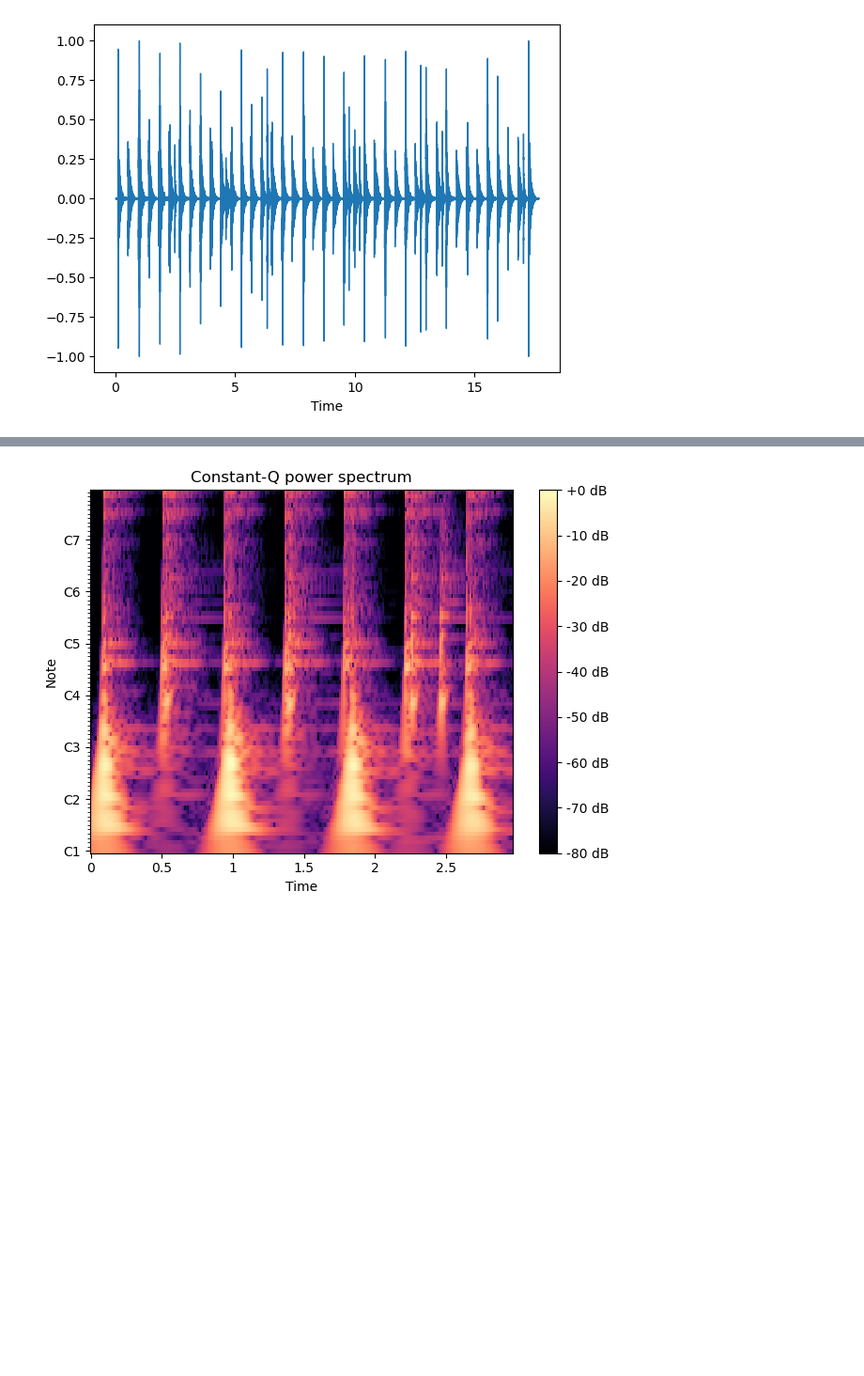
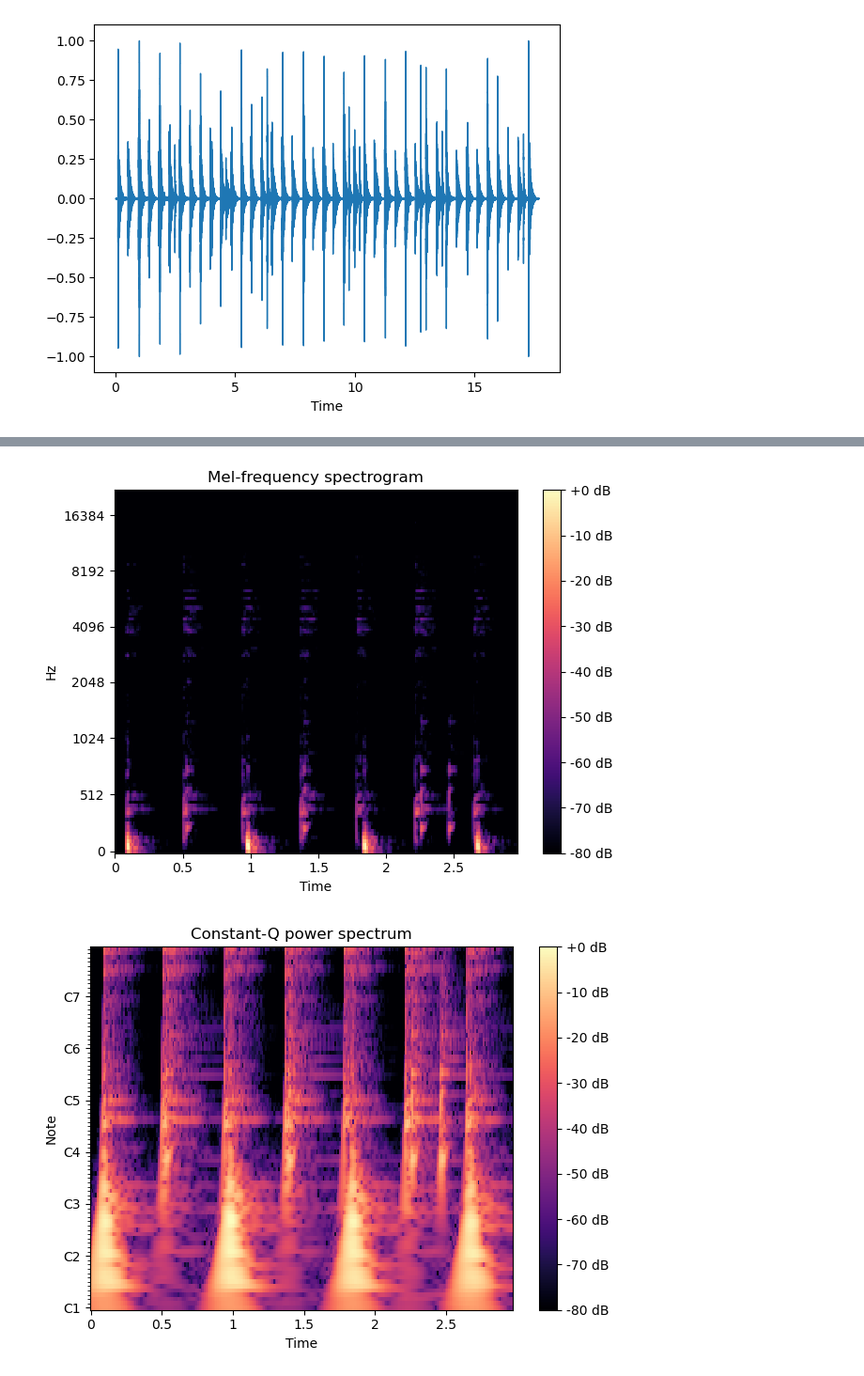
Before and after one commit to ThiagoPoppe/drum_transformers, a Jupyter notebook: data_processing.ipynb, the cells around one changed output, grey strips where cells are left out. Shown at 94% size. Cells and saved outputs as stored; diff of their text form; code cells hidden in the pictures; blank space fills up the shorter version.

```diff
--- a/data_processing.ipynb
+++ b/data_processing.ipynb
@@ -36,3 +58,13 @@ def calculate_spectrogram(y, sr):
+# %%
+spec = calculate_melspectrogram(wave, sr)
+
+fig, ax = plt.subplots()
+img = librosa.display.specshow(spec[:, :256], sr=sr, x_axis='time', y_axis='mel', ax=ax)
+ax.set_title('Mel-frequency spectrogram')
+fig.colorbar(img, ax=ax, format='%+2.0f dB')
+fig.tight_layout()
+# %% [output]
+[figure, added]
 # %%
 spec = calculate_spectrogram(wave, sr)
 
```
Also changed, not shown: parts of 12 cells of this notebook, 29 other files.
